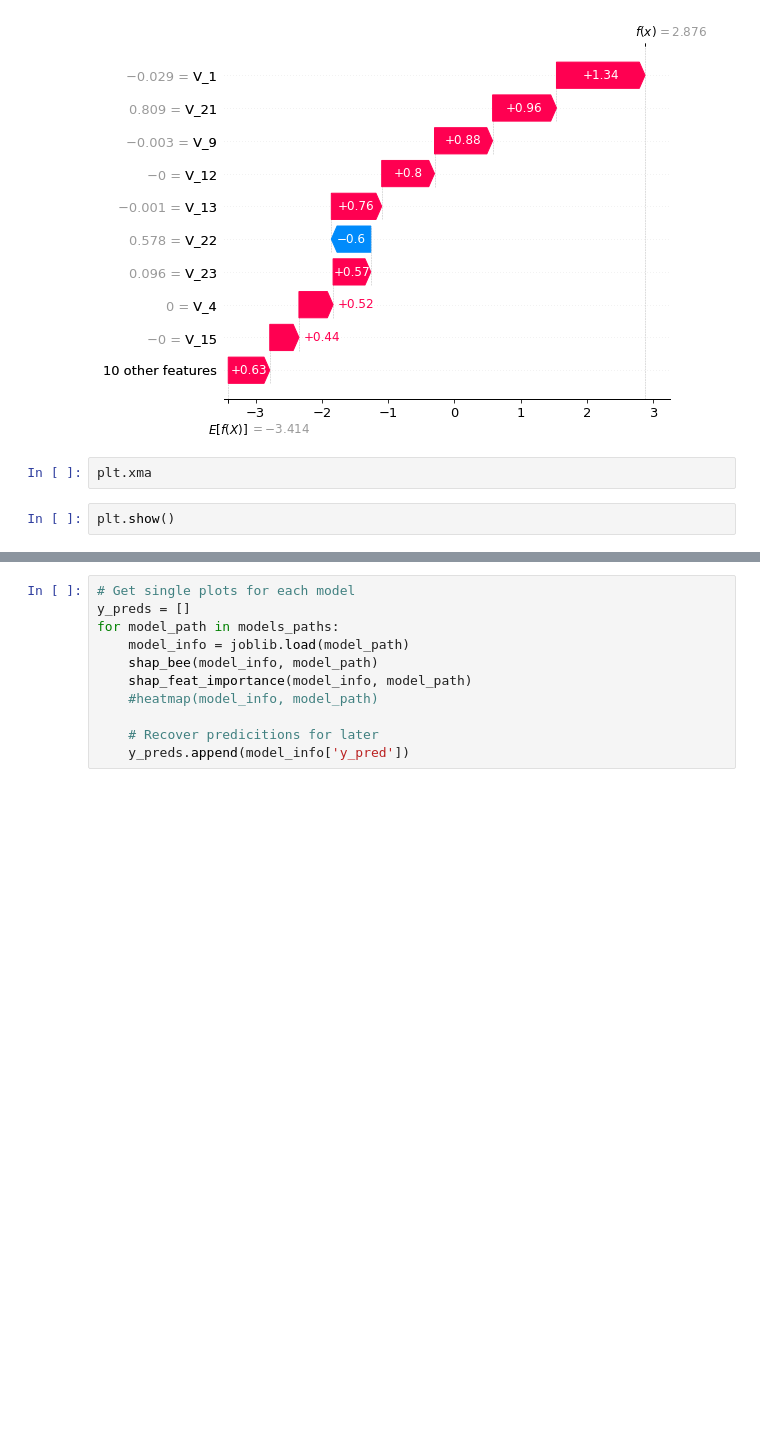
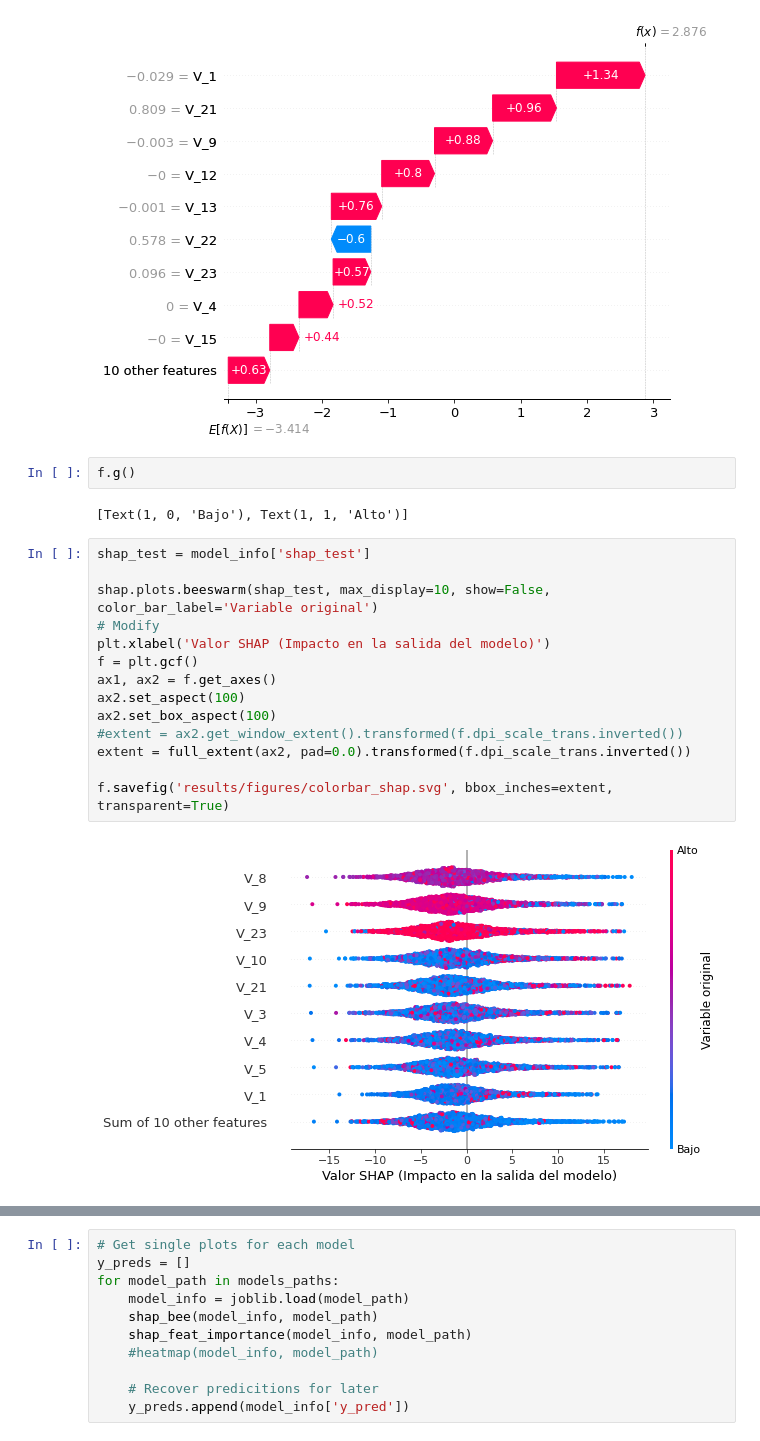
Before and after one commit to AzaelCC/Credit-Risk-Explainable-ML, a Jupyter notebook: src/Model_Plots.ipynb, the cells around one changed output, grey strips where cells are left out. Cells and saved outputs as stored; diff of their text form; blank space fills up the shorter version.

Commit message:
Change plot config for academic poster

```diff
--- a/src/Model_Plots.ipynb
+++ b/src/Model_Plots.ipynb
@@ -240,6 +240,22 @@ f.set_size_inches(8, 6.5)
 # %% [output]
 [figure]
 # %%
-plt.xma
+f.g()
+# %% [output]
+[Text(1, 0, 'Bajo'), Text(1, 1, 'Alto')]
 # %%
-plt.show()
+shap_test = model_info['shap_test']
+
+shap.plots.beeswarm(shap_test, max_display=10, show=False, color_bar_label='Variable original')
+# Modify
+plt.xlabel('Valor SHAP (Impacto en la salida del modelo)')
+f = plt.gcf()
+ax1, ax2 = f.get_axes()
+ax2.set_aspect(100)
+ax2.set_box_aspect(100)
+#extent = ax2.get_window_extent().transformed(f.dpi_scale_trans.inverted())
+extent = full_extent(ax2, pad=0.0).transformed(f.dpi_scale_trans.inverted())
+
+f.savefig('results/figures/colorbar_shap.svg', bbox_inches=extent, transparent=True)
+# %% [output]
+[figure, added]
```
Also changed, not shown: parts of 6 cells of this notebook.
